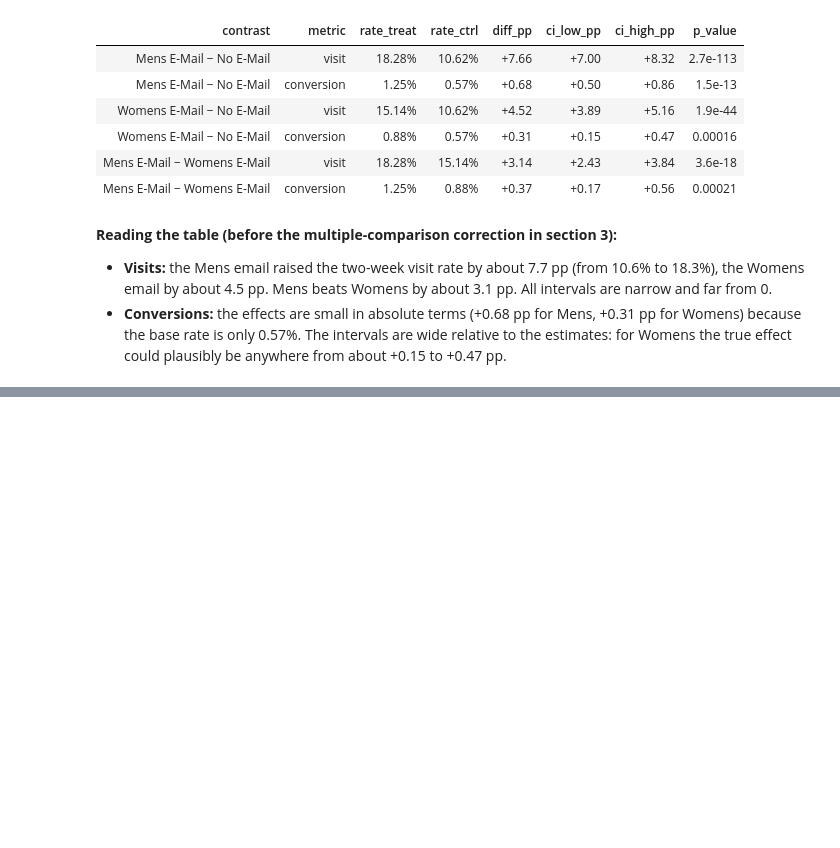
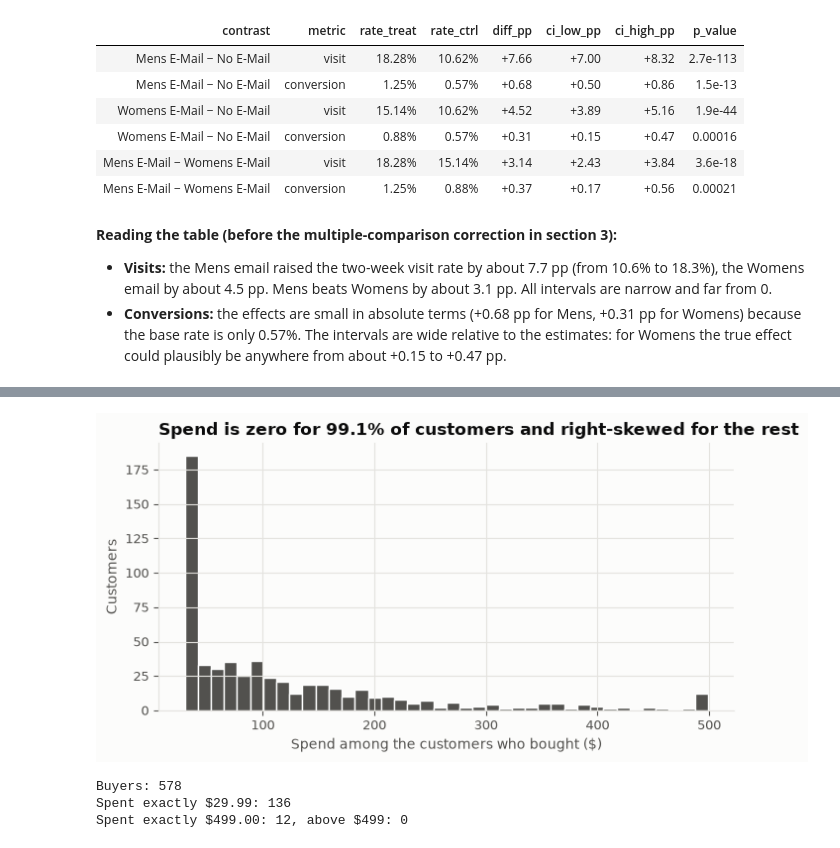
Before and after one commit to berkcansuner/hillstrom-email-uplift, a Jupyter notebook: notebooks/03_main_effects.ipynb, the cells around one changed output, grey strips where cells are left out. Drawn from its saved outputs; the diff is of its cells as text; code cells hidden in the pictures; blank space fills up the shorter version.

Commit message:
Add notebook 03: spend effects with bootstrap CIs

```diff
--- a/notebooks/03_main_effects.ipynb
+++ b/notebooks/03_main_effects.ipynb
@@ -79,0 +97,18 @@ rates.style.format(
+# %%
+buyers = df.loc[df["spend"] > 0, "spend"]
+fig, ax = plt.subplots(figsize=(7.5, 3.5))
+ax.hist(buyers, bins=40, color=TEXT_SECONDARY, edgecolor="white", linewidth=1)
+ax.set_xlabel("Spend among the customers who bought ($)")
+ax.set_ylabel("Customers")
+ax.set_title(f"Spend is zero for {(df['spend'] == 0).mean():.1%} of customers and right-skewed for the rest", loc="left")
+plt.show()
+# %% [output]
+[figure, added]
+# %%
+print(f"Buyers: {len(buyers)}")
+print(f"Spent exactly $29.99: {(buyers == 29.99).sum()}")
+print(f"Spent exactly $499.00: {(buyers == 499).sum()}, above $499: {(buyers > 499).sum()}")
+# %% [output]
+Buyers: 578
+Spent exactly $29.99: 136
+Spent exactly $499.00: 12, above $499: 0
```
Also changed, not shown: parts of 9 cells of this notebook.
